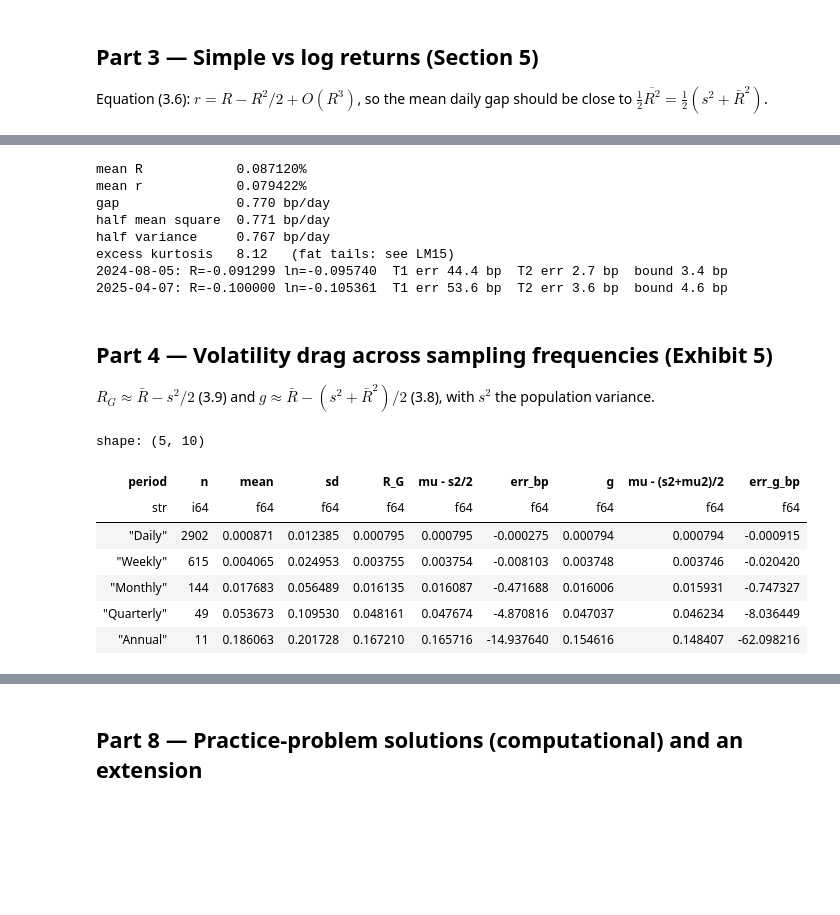
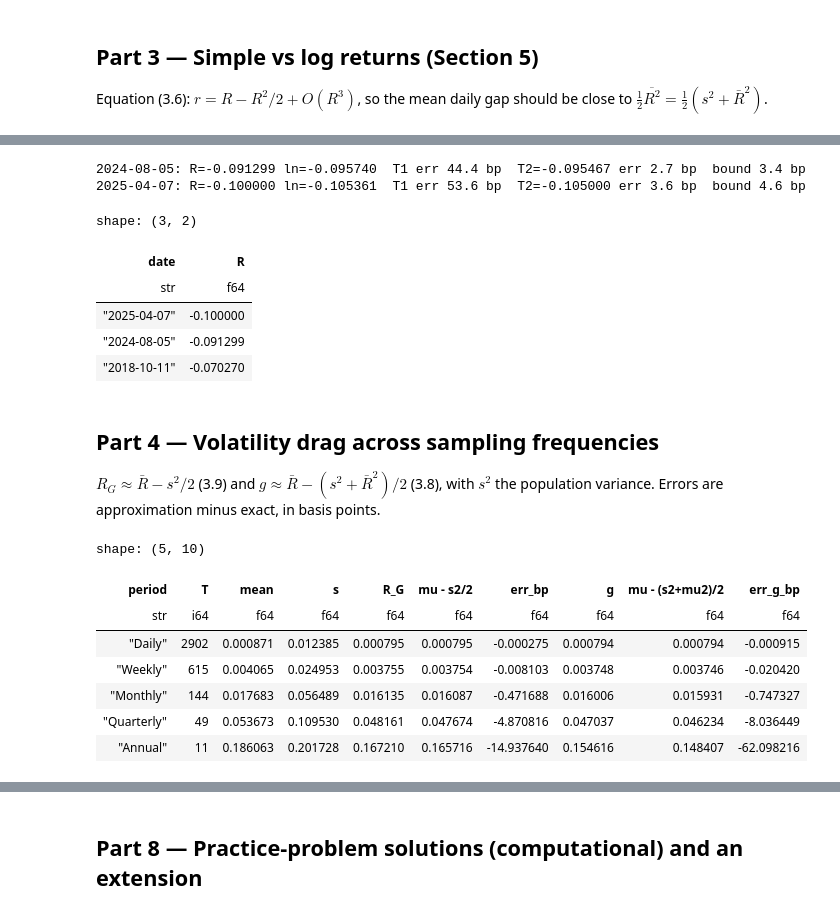
Before and after one commit to Benjamin-Teng/Quant-math-for-beginner, a Jupyter notebook: labs/LM03_lab/LM03_lab.ipynb, the cells around one changed output, grey strips where cells are left out. Saved outputs shown, nothing was run; the diff lists cells and outputs as text; code cells hidden in the pictures; blank space fills up the shorter version.

```diff
--- a/labs/LM03_lab/LM03_lab.ipynb
+++ b/labs/LM03_lab/LM03_lab.ipynb
@@ -107,12 +143,13 @@ div = pl.read_csv(DATA / "0050_dividends.csv")
 
 def load_raw(sym):
     df = pl.read_csv(DATA / f"{sym}_daily_raw.csv").sort("date")
-    chk = df.with_columns((pl.col("close") - pl.col("close").shift(1) - pl.col("spread")).abs().alias("gap")).filter(pl.col("gap") > 0.005)
+    gap = (pl.col("close") - pl.col("close").shift(1) - pl.col("spread")).abs()
+    chk = df.with_columns(gap.alias("gap")).filter(pl.col("gap") > 0.005)
     return df, chk
 
 for sym in ("0050", "00631L"):
     df, chk = load_raw(sym)
-    expected = set(div["date"]) | {SPLITS[sym][0]} if sym == "0050" else {SPLITS[sym][0]}
+    expected = (set(div["date"]) | {SPLITS[sym][0]}) if sym == "0050" else {SPLITS[sym][0]}
     unexplained = set(chk["date"]) - expected
     print(f"{sym}: {df.height} rows, checksum mismatches {chk.height}, unexplained {sorted(unexplained)}")
     assert not unexplained
@@ -156,53 +251,52 @@ Equation (3.6): $r=R-R^2/2+O(R^3)$, so the mean daily gap should be close to $\t
 # %%
-R = ret["R_0050"].to_numpy(); RL = ret["R_00631L"].to_numpy()
-r = np.log1p(R)
-print(f"mean R            {R.mean():.6%}")
-print(f"mean r            {r.mean():.6%}")
-print(f"gap               {(R.mean() - r.mean())*1e4:.3f} bp/day")
-print(f"half mean square  {(R**2).mean()/2*1e4:.3f} bp/day")
-print(f"half variance     {R.var()/2*1e4:.3f} bp/day")
-k = ((R - R.mean())**4).mean() / R.var()**2 - 3
-print(f"excess kurtosis   {k:.2f}   (fat tails: see LM15)")
-
-# Example 3: the two worst days, exact log return vs T1, T2 and the Lagrange bound
+# Example 3: exact log return vs T1, T2 and the Lagrange bound
 for d in ("2024-08-05", "2025-04-07"):
     x = ret.filter(pl.col("date") == pl.lit(d).str.to_date())["R_0050"][0]
     ex = math.log1p(x)
-    print(f"{d}: R={x:.6f} ln={ex:.6f}  T1 err {(x-ex)*1e4:.1f} bp  T2 err {(taylor_log1p(x,2)-ex)*1e4:.1f} bp  bound {bound_log1p(x,2)*1e4:.1f} bp")
+    print(f"{d}: R={x:.6f} ln={ex:.6f}  T1 err {(x - ex) * 1e4:.1f} bp  T2={taylor_log1p(x, 2):.6f} "
+          f"err {(taylor_log1p(x, 2) - ex) * 1e4:.1f} bp  bound {bound_log1p(x, 2) * 1e4:.1f} bp")
+
+# on 0050's own calendar (2,906 returns) the three worst days
+own0050 = total_returns("0050").with_columns(returns("0050").alias("R")).drop_nulls("R")
+own0050.sort("R").head(3).select("date", "R")
 # %% [output]
-mean R            0.087120%
-mean r            0.079422%
-gap               0.770 bp/day
-half mean square  0.771 bp/day
-half variance     0.767 bp/day
-excess kurtosis   8.12   (fat tails: see LM15)
-2024-08-05: R=-0.091299 ln=-0.095740  T1 err 44.4 bp  T2 err 2.7 bp  bound 3.4 bp
-2025-04-07: R=-0.100000 ln=-0.105361  T1 err 53.6 bp  T2 err 3.6 bp  bound 4.6 bp
+2024-08-05: R=-0.091299 ln=-0.095740  T1 err 44.4 bp  T2=-0.095467 err 2.7 bp  bound 3.4 bp
+2025-04-07: R=-0.100000 ln=-0.105361  T1 err 53.6 bp  T2=-0.105000 err 3.6 bp  bound 4.6 bp
+shape: (3, 2)
+| date | R |
+| str | f64 |
+| "2025-04-07" | -0.100000 |
+| "2024-08-05" | -0.091299 |
+| "2018-10-11" | -0.070270 |
 # %% [markdown]
-## Part 4 — Volatility drag across sampling frequencies (Exhibit 5)
+## Part 4 — Volatility drag across sampling frequencies
 
-$R_G\approx\bar R-s^2/2$ (3.9) and $g\approx\bar R-(s^2+\bar R^2)/2$ (3.8), with $s^2$ the population variance.
+$R_G\approx\bar R-s^2/2$ (3.9) and $g\approx\bar R-(s^2+\bar R^2)/2$ (3.8), with $s^2$ the population variance. Errors are approximation minus exact, in basis points.
 # %%
 wealth = ret.select("date", (1 + pl.col("R_0050")).cum_prod().alias("W"))
 
 def period_returns(every):
     if every == "1d":
         w = wealth["W"].to_numpy()
     else:
         w = wealth.group_by_dynamic("date", every=every).agg(pl.col("W").last()).sort("date")["W"].to_numpy()
     w = np.concatenate([[1.0], w])
     Rk = w[1:] / w[:-1] - 1
     return Rk[1:-1] if every == "1y" else Rk   # annual: full calendar years 2015-2025 only
 
 rows = []
 for label, every in [("Daily", "1d"), ("Weekly", "1w"), ("Monthly", "1mo"), ("Quarterly", "1q"), ("Annual", "1y")]:
-    Rk = period_returns(every); mu, s2 = Rk.mean(), Rk.var(); g = np.log1p(Rk).mean(); RG = np.expm1(g)
-    rows.append({"period": label, "n": len(Rk), "mean": mu, "sd": math.sqrt(s2), "R_G": RG, "mu - s2/2": mu - s2/2,
-                 "err_bp": (mu - s2/2 - RG)*1e4, "g": g, "mu - (s2+mu2)/2": mu - (s2 + mu*mu)/2, "err_g_bp": (mu - (s2+mu*mu)/2 - g)*1e4})
-pl.DataFrame(rows)
+    Rk = period_returns(every)
+    mu, s2 = Rk.mean(), Rk.var()
+    g = np.log1p(Rk).mean()
+    RG = np.expm1(g)
+    rows.append({"period": label, "T": len(Rk), "mean": mu, "s": math.sqrt(s2), "R_G": RG, "mu - s2/2": mu - s2 / 2,
+                 "err_bp": (mu - s2 / 2 - RG) * 1e4, "g": g, "mu - (s2+mu2)/2": mu - (s2 + mu * mu) / 2,
+                 "err_g_bp": (mu - (s2 + mu * mu) / 2 - g) * 1e4})
+pl.DataFrame(rows)   # Exhibit 5
 # %% [output]
 shape: (5, 10)
-| period | n | mean | sd | R_G | mu - s2/2 | err_bp | g | mu - (s2+mu2)/2 | err_g_bp |
+| period | T | mean | s | R_G | mu - s2/2 | err_bp | g | mu - (s2+mu2)/2 | err_g_bp |
 | str | i64 | f64 | f64 | f64 | f64 | f64 | f64 | f64 | f64 |
 | "Daily" | 2902 | 0.000871 | 0.012385 | 0.000795 | 0.000795 | -0.000275 | 0.000794 | 0.000794 | -0.000915 |
 | "Weekly" | 615 | 0.004065 | 0.024953 | 0.003755 | 0.003754 | -0.008103 | 0.003748 | 0.003746 | -0.020420 |
```
Also changed, not shown: parts of 27 cells of this notebook, 9 other files.
